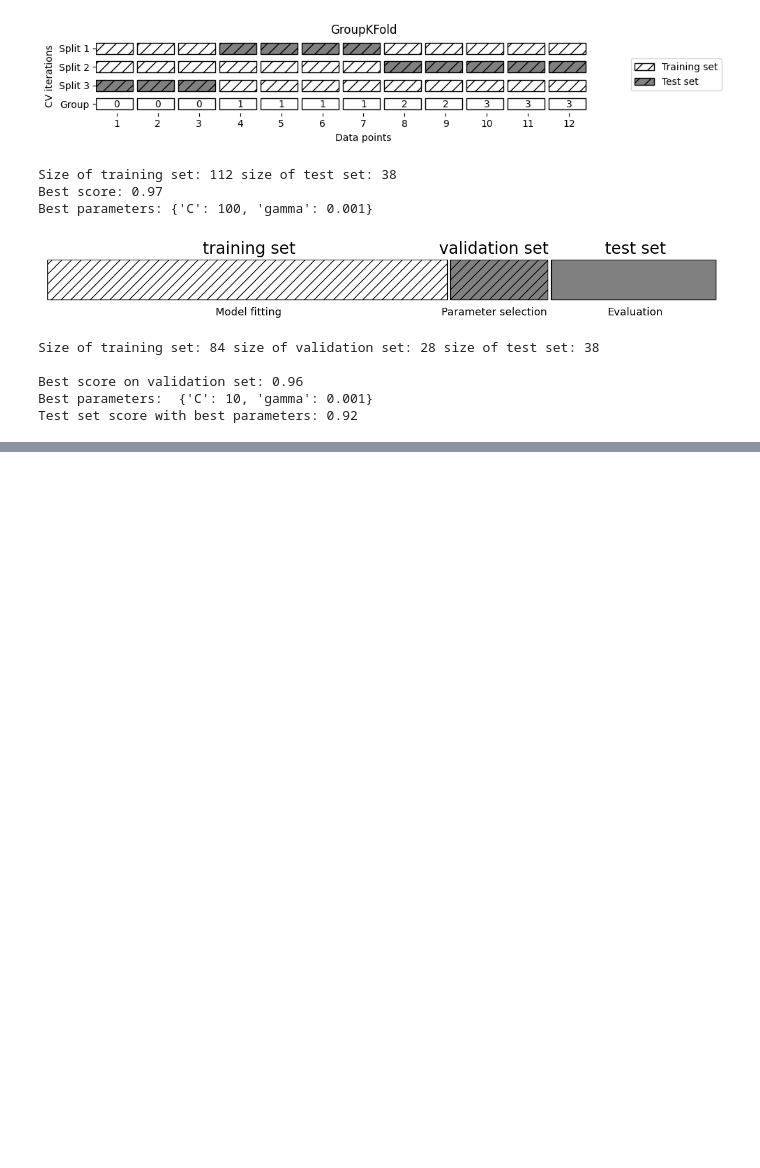
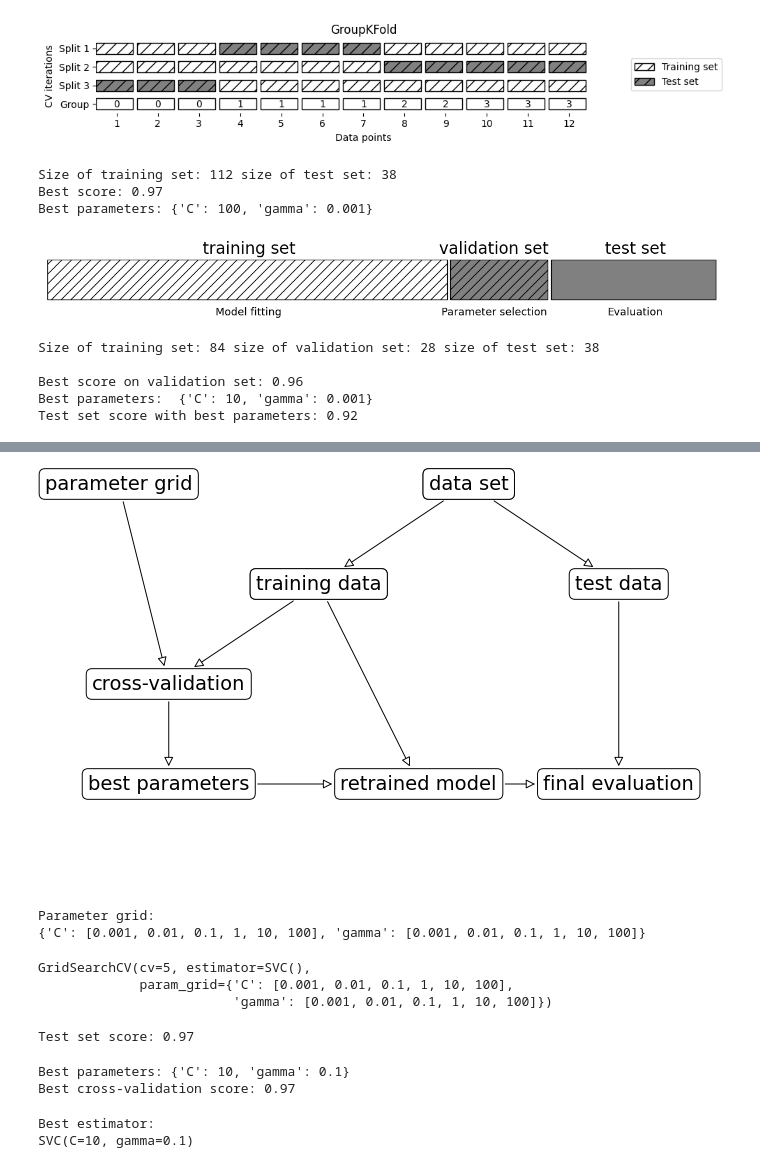
Before and after one commit to Yellow-BringtEast/python-study, a Jupyter notebook: 机器学习/python机器学习基础/chapter5.ipynb, the cells around one changed output, grey strips where cells are left out. Saved outputs shown, nothing was run; the diff lists cells and outputs as text; code cells hidden in the pictures; blank space fills up the shorter version.

```diff
--- a/机器学习/python机器学习基础/chapter5.ipynb
+++ b/机器学习/python机器学习基础/chapter5.ipynb
@@ -210,0 +247,10 @@ Test set score with best parameters: 0.92
+# %%
+mglearn.plots.plot_grid_search_overview()
+# %% [output]
+[figure, added]
+# %%
+param_grid = {'C': [0.001, 0.01, 0.1, 1, 10, 100], 'gamma': [0.001, 0.01, 0.1, 1, 10, 100]}
+print("Parameter grid:\n{}".format(param_grid))
+# %% [output]
+Parameter grid:
+{'C': [0.001, 0.01, 0.1, 1, 10, 100], 'gamma': [0.001, 0.01, 0.1, 1, 10, 100]}
@@ -210,0 +264,21 @@ Test set score with best parameters: 0.92
+# %%
+grid_search.fit(X_train, y_train)
+# %% [output]
+GridSearchCV(cv=5, estimator=SVC(),
+             param_grid={'C': [0.001, 0.01, 0.1, 1, 10, 100],
+                         'gamma': [0.001, 0.01, 0.1, 1, 10, 100]})
+# %%
+print("Test set score: {:.2f}".format(grid_search.score(X_test, y_test)))
+# %% [output]
+Test set score: 0.97
+# %%
+print("Best parameters: {}".format(grid_search.best_params_))
+print("Best cross-validation score: {:.2f}".format(grid_search.best_score_))
+# %% [output]
+Best parameters: {'C': 10, 'gamma': 0.1}
+Best cross-validation score: 0.97
+# %%
+print("Best estimator:\n{}".format(grid_search.best_estimator_))
+# %% [output]
+Best estimator:
+SVC(C=10, gamma=0.1)
```
Also changed, not shown: parts of 8 cells of this notebook.
